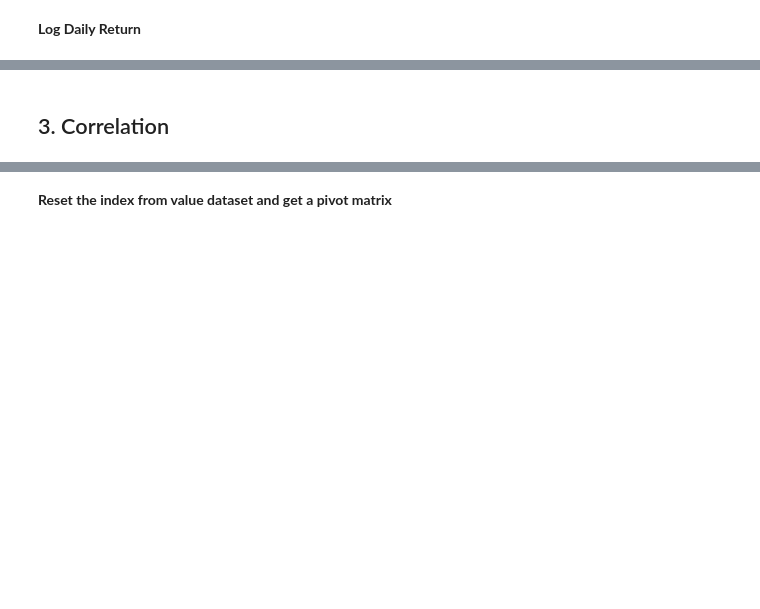
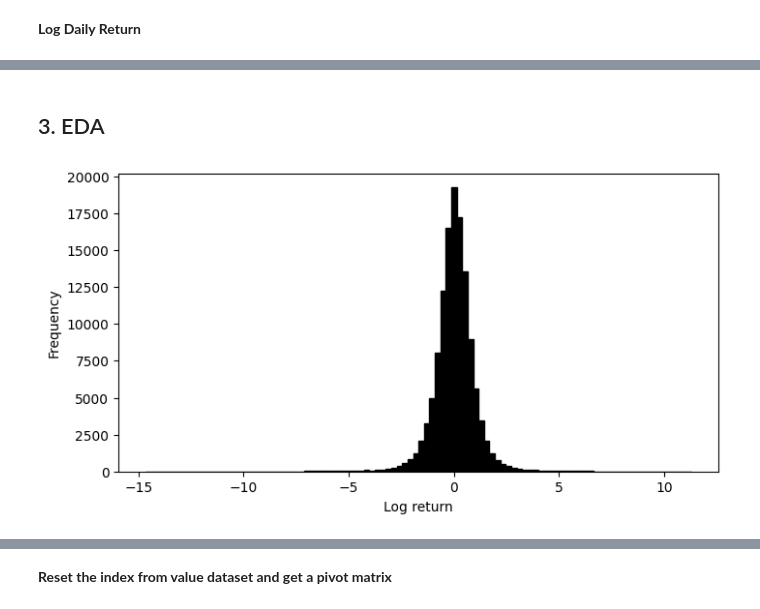
Before and after one commit to FernandaCladera/StockMarketGraph, a Jupyter notebook: notebook/1_data.ipynb, the cells around one changed output, grey strips where cells are left out. Saved outputs shown, nothing was run; the diff lists cells and outputs as text; code cells hidden in the pictures; blank space fills up the shorter version.

```diff
--- a/notebook/1_data.ipynb
+++ b/notebook/1_data.ipynb
@@ -72,2 +87,12 @@ values.head(n=5)
 # %% [markdown]
-## 3. Correlation
+## 3. EDA
+# %%
+plt.figure(figsize=(8,4))
+
+column="DailyLogReturn"
+plt.hist(values[column],bins=100,color="black",edgecolor="black")
+plt.xlabel("Log return")
+plt.ylabel("Frequency")
+plt.show()
+# %% [output]
+[figure, added]
```
Also changed, not shown: parts of 18 cells of this notebook, 1 other file.
